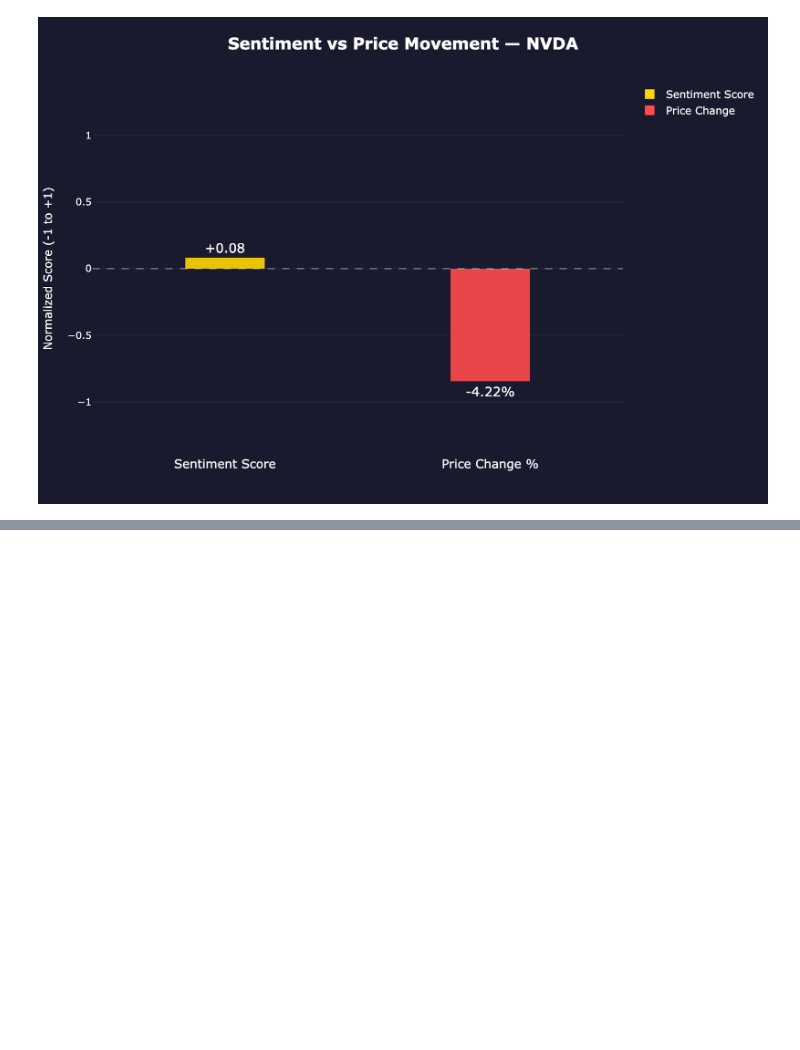
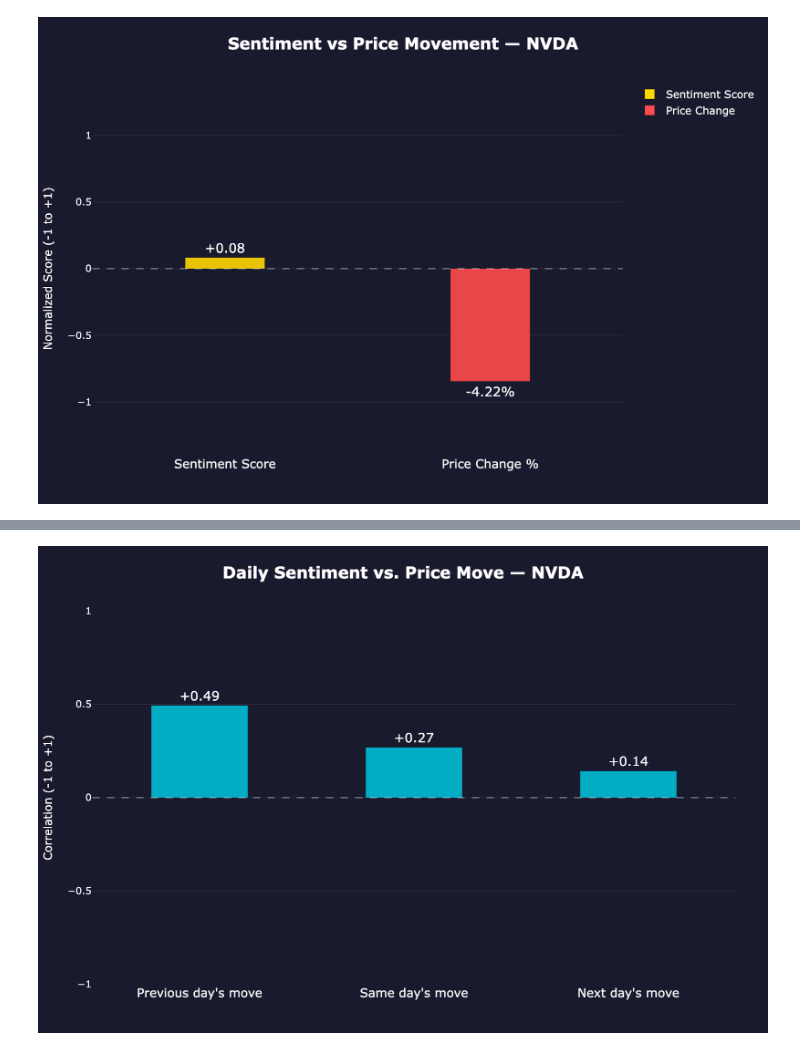
Before and after one commit to LilitAsminian/Stock-Sentiment-Analyzer, a Jupyter notebook: notebook.ipynb, the cells around one changed output, grey strips where cells are left out. Saved outputs shown, nothing was run; the diff lists cells and outputs as text; code cells hidden in the pictures; blank space fills up the shorter version.

```diff
--- a/notebook.ipynb
+++ b/notebook.ipynb
@@ -673,0 +853,58 @@ On a single day, news sentiment did not explain the price move. To answer the op
+# %%
+# Correlation Visual: does the news lead or follow?
+
+fig_lag = go.Figure()
+
+fig_lag.add_trace(go.Bar(
+    x=list(correlations.keys()),
+    y=list(correlations.values()),
+    marker=dict(
+        color=["#00bcd4", "#00bcd4", "#00bcd4"],
+        opacity=0.9,
+        line=dict(color="rgba(0,0,0,0.1)", width=1)
+    ),
+    text=[f"{r:+.2f}" for r in correlations.values()],
+    textposition="outside",
+    textfont=dict(size=16, color="white"),
+    hovertemplate="<b>%{x}</b><br>Correlation: %{y:+.2f}<extra></extra>",
+    width=0.45
+))
+
+fig_lag.add_hline(
+    y=0,
+    line_dash="dash",
+    line_color="rgba(255,255,255,0.4)",
+    line_width=1.5
+)
+
+fig_lag.update_layout(
+    title=dict(
+        text=f"<b>Daily Sentiment vs. Price Move — {TICKER}</b>",
+        font=dict(size=20, color="white"),
+        x=0.5,
+        xanchor="center"
+    ),
+    xaxis=dict(
+        tickfont=dict(color="white", size=15),
+        showgrid=False,
+        zeroline=False
+    ),
+    yaxis=dict(
+        title=dict(text="Correlation (-1 to +1)", font=dict(color="white")),
+        range=[-1, 1],
+        tickfont=dict(color="white"),
+        showgrid=True,
+        gridcolor="rgba(255,255,255,0.08)",
+        zeroline=False
+    ),
+    plot_bgcolor="#1a1a2e",
+    paper_bgcolor="#1a1a2e",
+    height=450,
+    margin=dict(t=80, b=60, l=60, r=40),
+    showlegend=False
+)
+
+fig_lag.show()
+fig_lag.write_image("iframe_figures/sentiment_lead_or_follow.png", width=900, height=600, scale=2)
+# %% [output]
+[figure, added]
```
Also changed, not shown: parts of 13 cells of this notebook, 6 other files.
